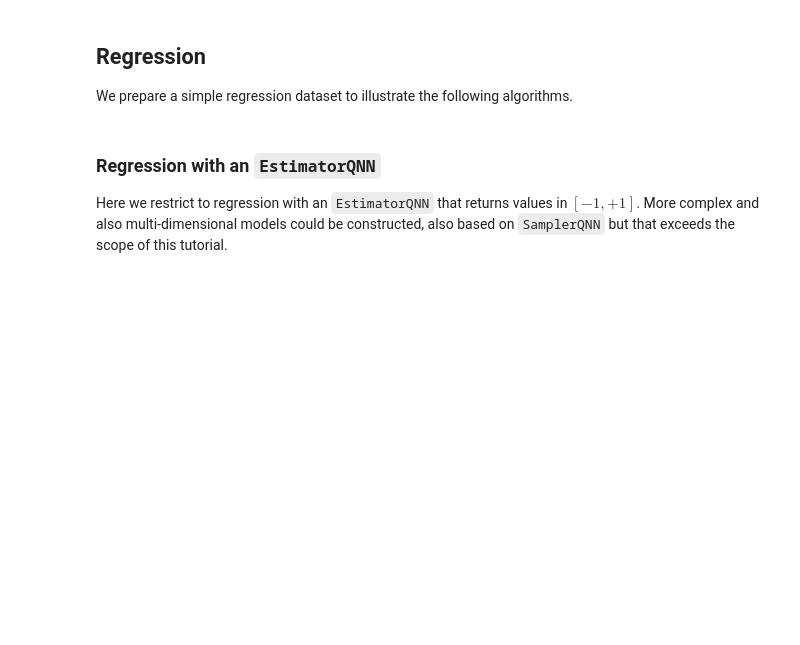
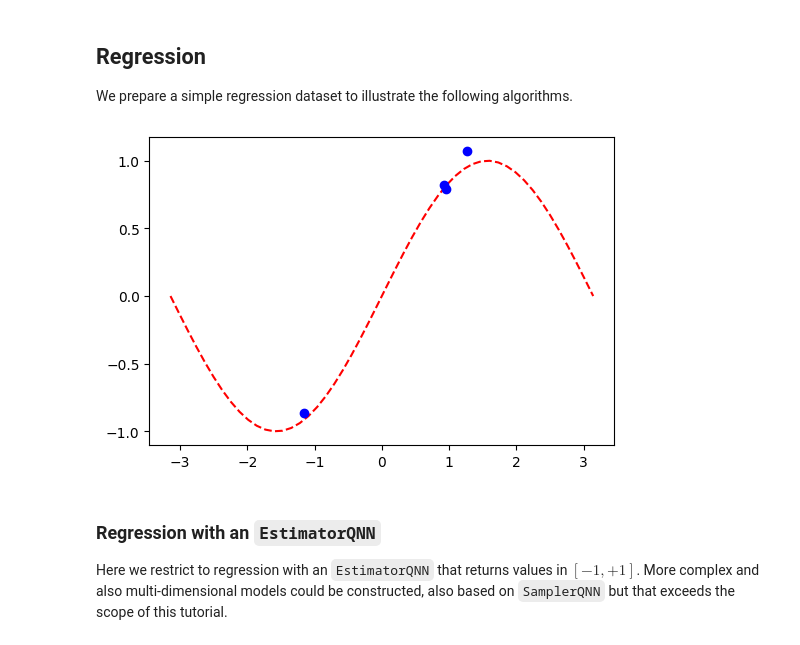
Before and after one commit to grossiM/IANUA, a Jupyter notebook: IANUA23_QML.ipynb, the cells around one changed output. Cells and saved outputs as stored; diff of their text form; code cells hidden in the pictures; blank space fills up the shorter version.

```diff
--- a/IANUA23_QML.ipynb
+++ b/IANUA23_QML.ipynb
@@ -345,18 +371,20 @@ plt.show()
 
 We prepare a simple regression dataset to illustrate the following algorithms.
 # %%
-num_samples = 20
+num_samples = 4
 eps = 0.2
 lb, ub = -np.pi, np.pi
 X_ = np.linspace(lb, ub, num=50).reshape(50, 1)
 f = lambda x: np.sin(x)
 
 X = (ub - lb) * algorithm_globals.random.random([num_samples, 1]) + lb
 y = f(X[:, 0]) + eps * (2 * algorithm_globals.random.random(num_samples) - 1)
 
 plt.plot(X_, f(X_), "r--")
 plt.plot(X, y, "bo")
 plt.show()
+# %% [output]
+[figure, added]
 # %% [markdown]
 ### Regression with an `EstimatorQNN`
 
```
Also changed, not shown: parts of 16 cells of this notebook, 1 other file.
